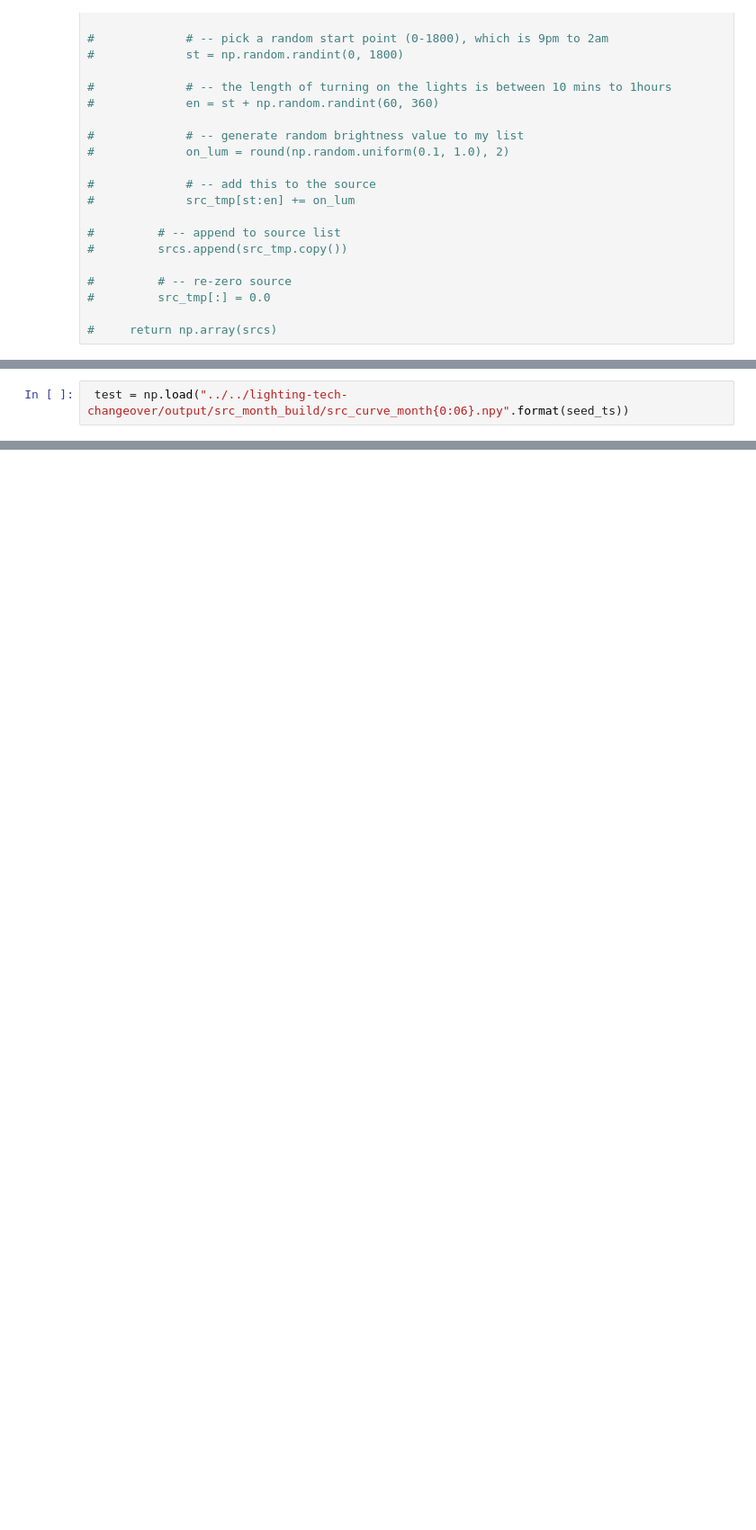
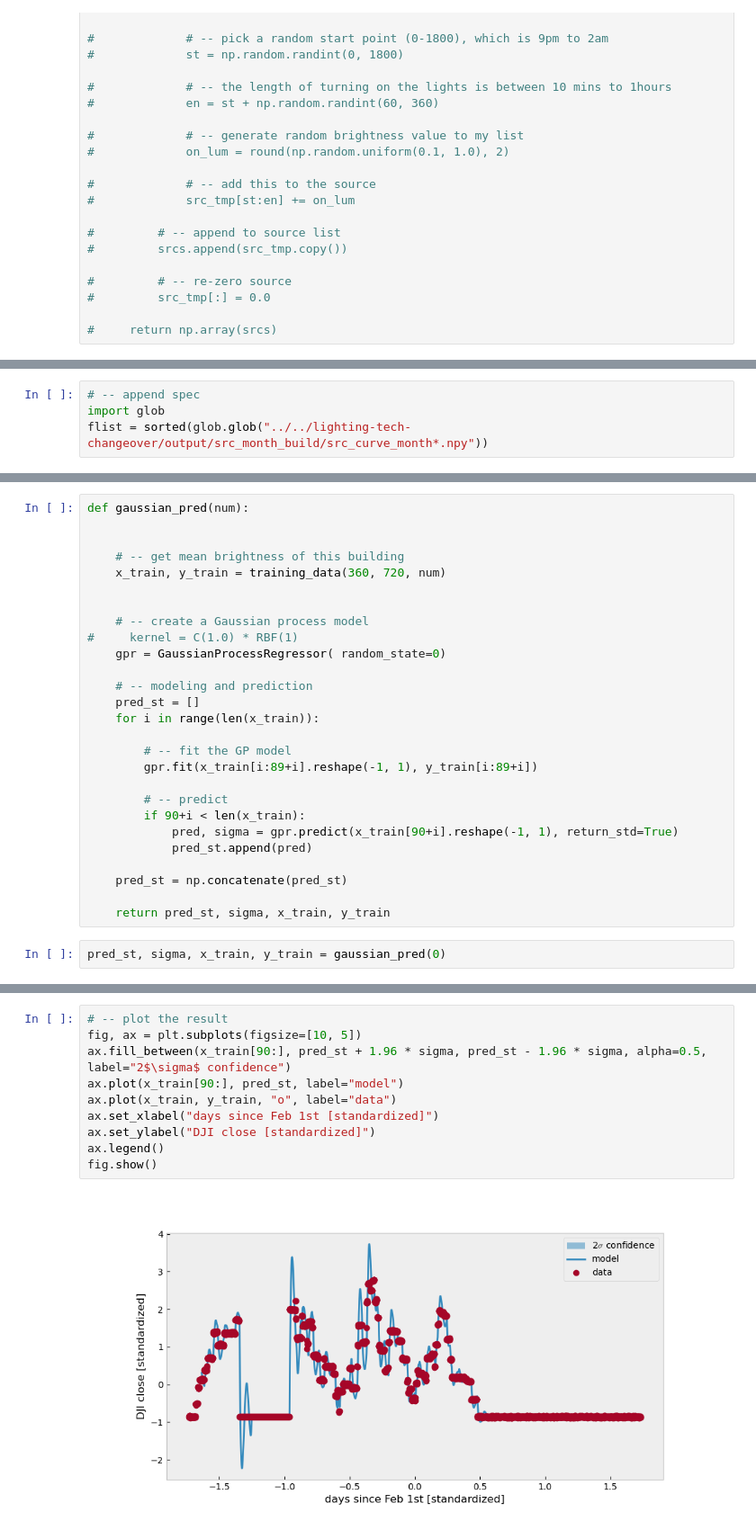
Before and after one commit to gdobler/lighting-tech-changeover, a Jupyter notebook: ltco/month_test.ipynb, the cells around one changed output, grey strips where cells are left out. Shown at 90% size. Cells and saved outputs as stored; diff of their text form; blank space fills up the shorter version.

Commit message:
outage test with gaussian processor

```diff
--- a/ltco/month_test.ipynb
+++ b/ltco/month_test.ipynb
@@ -251,2 +237,4 @@ seed_ts = 964
 # %%
- test = np.load("../../lighting-tech-changeover/output/src_month_build/src_curve_month{0:06}.npy".format(seed_ts))
+# -- append spec
+import glob
+flist = sorted(glob.glob("../../lighting-tech-changeover/output/src_month_build/src_curve_month*.npy"))
@@ -303,0 +269,29 @@ def add_noise(imgs, noise=None):
+# %%
+def gaussian_pred(num):
+
+
+    # -- get mean brightness of this building
+    x_train, y_train = training_data(360, 720, num)
+
+
+    # -- create a Gaussian process model
+#     kernel = C(1.0) * RBF(1)
+    gpr = GaussianProcessRegressor( random_state=0)
+
+    # -- modeling and prediction
+    pred_st = []
+    for i in range(len(x_train)):
+
+        # -- fit the GP model
+        gpr.fit(x_train[i:89+i].reshape(-1, 1), y_train[i:89+i])
+
+        # -- predict
+        if 90+i < len(x_train):
+            pred, sigma = gpr.predict(x_train[90+i].reshape(-1, 1), return_std=True)
+            pred_st.append(pred)
+
+    pred_st = np.concatenate(pred_st)
+
+    return pred_st, sigma, x_train, y_train
+# %%
+pred_st, sigma, x_train, y_train = gaussian_pred(0)
@@ -303,0 +302,12 @@ def add_noise(imgs, noise=None):
+# %%
+# -- plot the result
+fig, ax = plt.subplots(figsize=[10, 5])
+ax.fill_between(x_train[90:], pred_st + 1.96 * sigma, pred_st - 1.96 * sigma, alpha=0.5, label="2$\sigma$ confidence")
+ax.plot(x_train[90:], pred_st, label="model")
+ax.plot(x_train, y_train, "o", label="data")
+ax.set_xlabel("days since Feb 1st [standardized]")
+ax.set_ylabel("DJI close [standardized]")
+ax.legend()
+fig.show()
+# %% [output]
+[figure, added]
```
Also changed, not shown: parts of 23 cells of this notebook.
